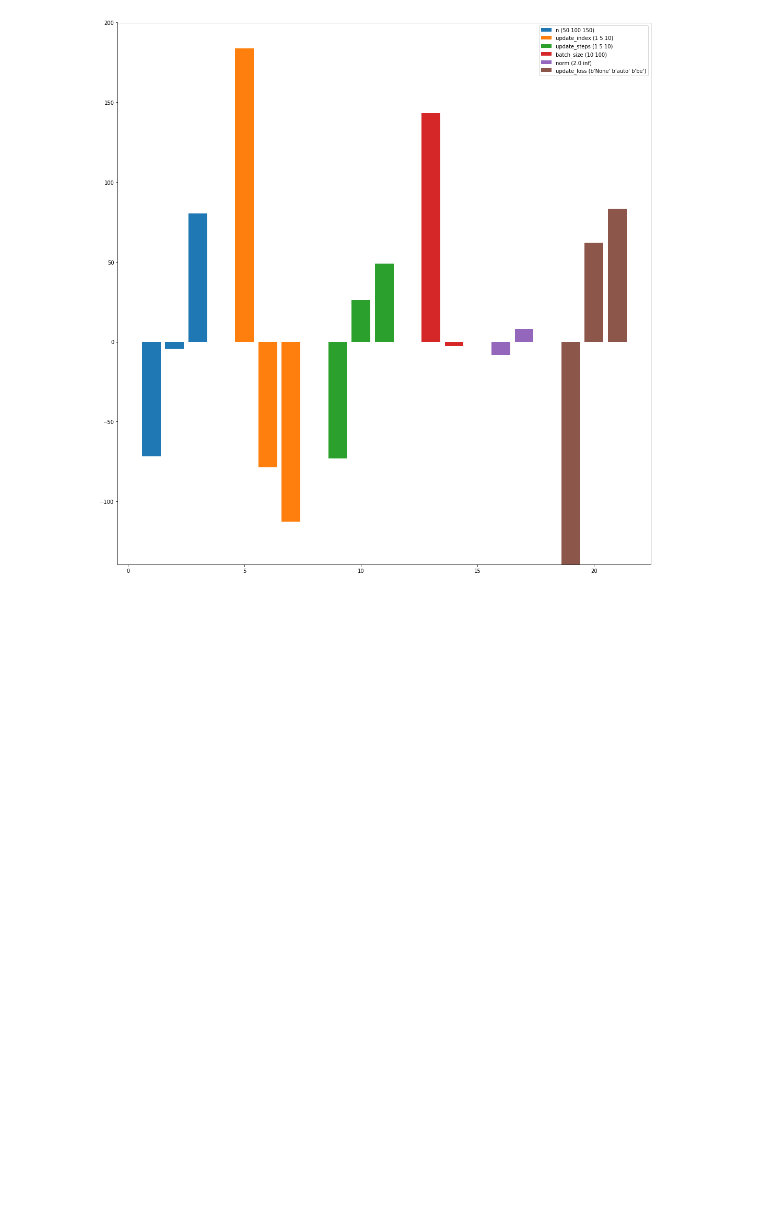
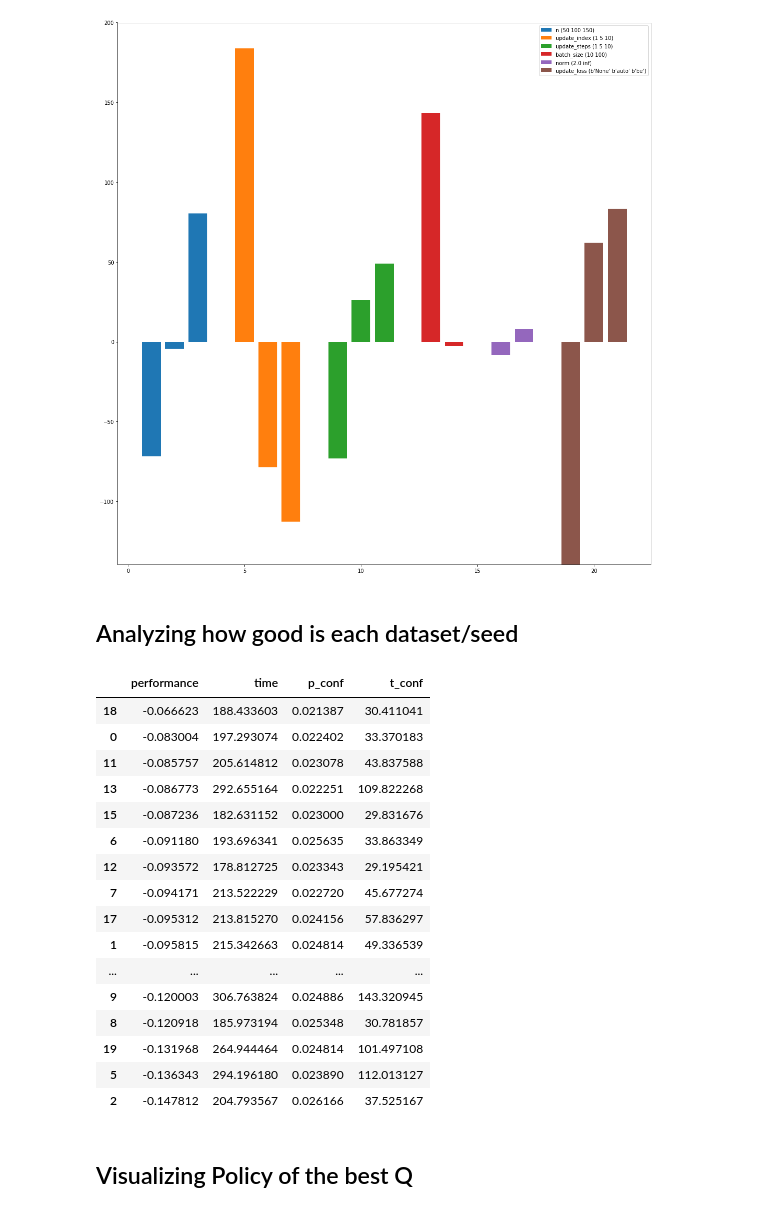
Before and after one commit to tyrion/trl-experiments, a Jupyter notebook: results-caronhill.ipynb, the cells around one changed output. Cells and saved outputs as stored; diff of their text form; code cells hidden in the pictures; blank space fills up the shorter version.

```diff
--- a/results-caronhill.ipynb
+++ b/results-caronhill.ipynb
@@ -168,3 +185,34 @@ make_barplot(data, 'performance')
 make_barplot(data, 'time')
 # %% [output]
 [figure]
+# %% [markdown]
+## Analyzing how good is each dataset/seed
+# %%
+data = np.zeros((20, 4))
+
+for i in range(20):
+    data[i] = average_experiment_runs('gradpbo', '*/experiment-%d.h5' % i)
+# %%
+d = pd.DataFrame(data, columns=['performance', 'time', 'p_conf', 't_conf'])
+# %%
+d.sort_values(by='performance', ascending=False)
+# %% [output]
+|  | performance | time | p_conf | t_conf |
+| 18 | -0.066623 | 188.433603 | 0.021387 | 30.411041 |
+| 0 | -0.083004 | 197.293074 | 0.022402 | 33.370183 |
+| 11 | -0.085757 | 205.614812 | 0.023078 | 43.837588 |
+| 13 | -0.086773 | 292.655164 | 0.022251 | 109.822268 |
+| 15 | -0.087236 | 182.631152 | 0.023000 | 29.831676 |
+| 6 | -0.091180 | 193.696341 | 0.025635 | 33.863349 |
+| 12 | -0.093572 | 178.812725 | 0.023343 | 29.195421 |
+| 7 | -0.094171 | 213.522229 | 0.022720 | 45.677274 |
+| 17 | -0.095312 | 213.815270 | 0.024156 | 57.836297 |
+| 1 | -0.095815 | 215.342663 | 0.024814 | 49.336539 |
+| ... | ... | ... | ... | ... |
+| 9 | -0.120003 | 306.763824 | 0.024886 | 143.320945 |
+| 8 | -0.120918 | 185.973194 | 0.025348 | 30.781857 |
+| 19 | -0.131968 | 264.944464 | 0.024814 | 101.497108 |
+| 5 | -0.136343 | 294.196180 | 0.023890 | 112.013127 |
+| 2 | -0.147812 | 204.793567 | 0.026166 | 37.525167 |
+# %% [markdown]
+## Visualizing Policy of the best Q
```
Also changed, not shown: parts of 11 cells of this notebook.
